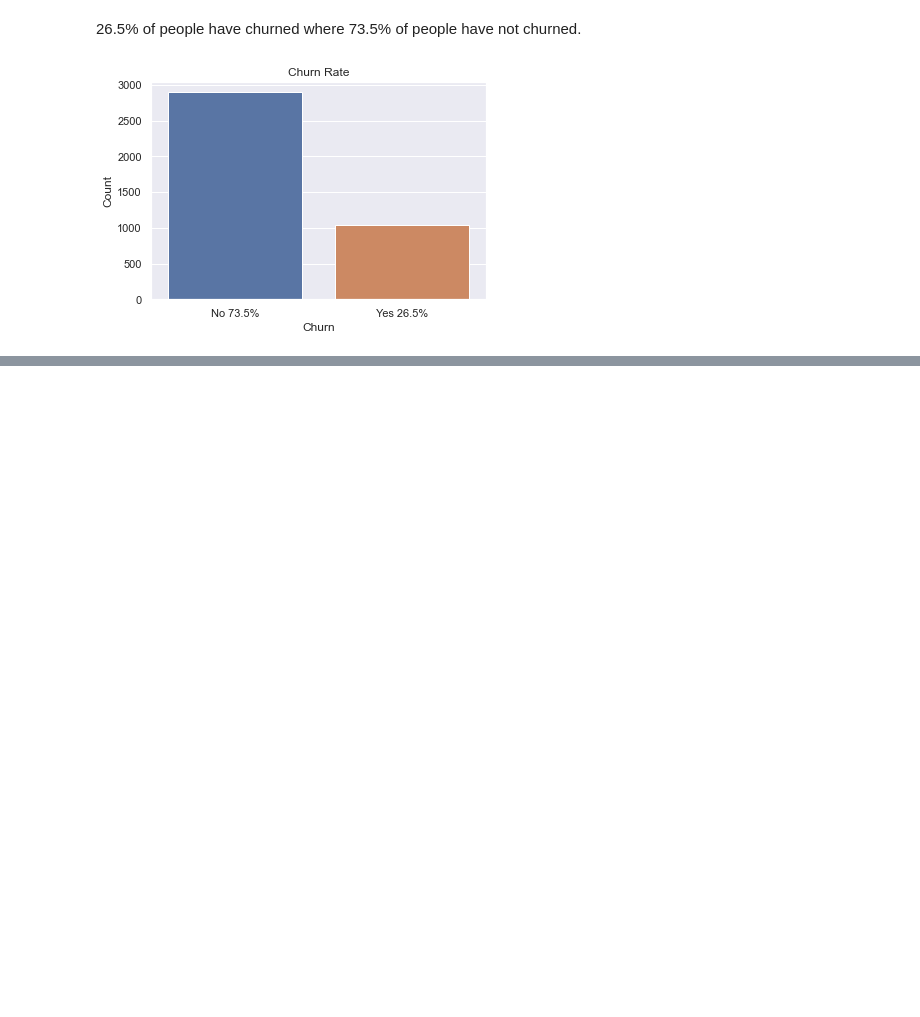
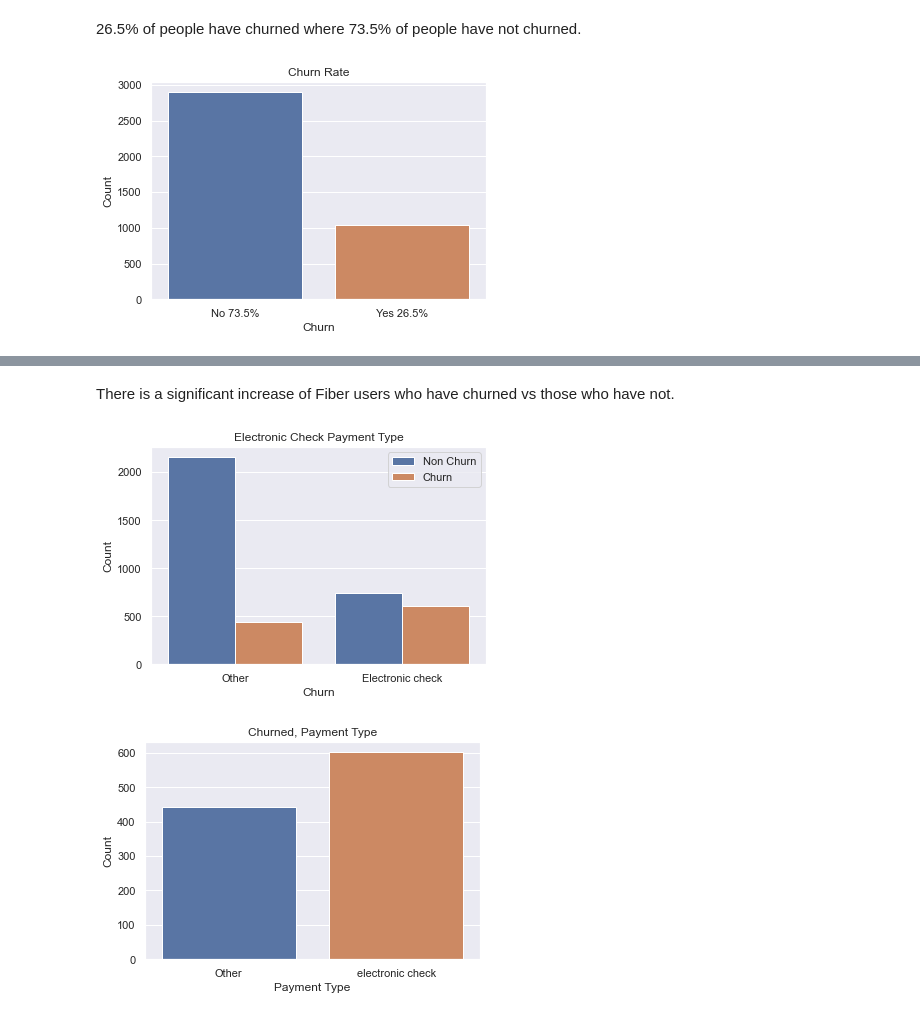
Before and after one commit to craigcalzado/classification-project, a Jupyter notebook: TecoCo_Churn_Project.ipynb, the cells around one changed output, grey strips where cells are left out. Drawn from its saved outputs; the diff is of its cells as text; code cells hidden in the pictures; blank space fills up the shorter version.

```diff
--- a/TecoCo_Churn_Project.ipynb
+++ b/TecoCo_Churn_Project.ipynb
@@ -192,0 +250,25 @@ plt.show()
+# %% [markdown]
+There is a significant increase of Fiber users who have churned vs those who have not.
+# %%
+# create a bar of the payment_type_Electronic_check for churn customers
+sns.set(style="darkgrid")
+ax = sns.countplot(x='payment_type_Electronic_check', hue='churn', data=train)
+ax.set_title('Electronic Check Payment Type')
+ax.set_xlabel('Churn')
+ax.set_ylabel('Count')
+ax.set_xticklabels(['Other', 'Electronic check'])
+ax.legend(['Non Churn', 'Churn'], loc='upper right')
+plt.show()
+# decribe the churn rate by the payment type
+train.groupby('payment_type_Electronic_check')['churn'].value_counts(normalize=True)
+# utilize train_churn dataset create a bar of the payment_type_Electronic_check for churn customers
+sns.set(style="darkgrid")
+ax = sns.countplot(x='payment_type_Electronic_check', data=train_churn)
+ax.set_title('Churned, Payment Type')
+ax.set_xlabel('Payment Type')
+ax.set_ylabel('Count')
+ax.set_xticklabels(['Other', 'electronic check'])
+plt.show()
+# %% [output]
+[figure, added]
+[figure, added]
```
Also changed, not shown: parts of 19 cells of this notebook.
